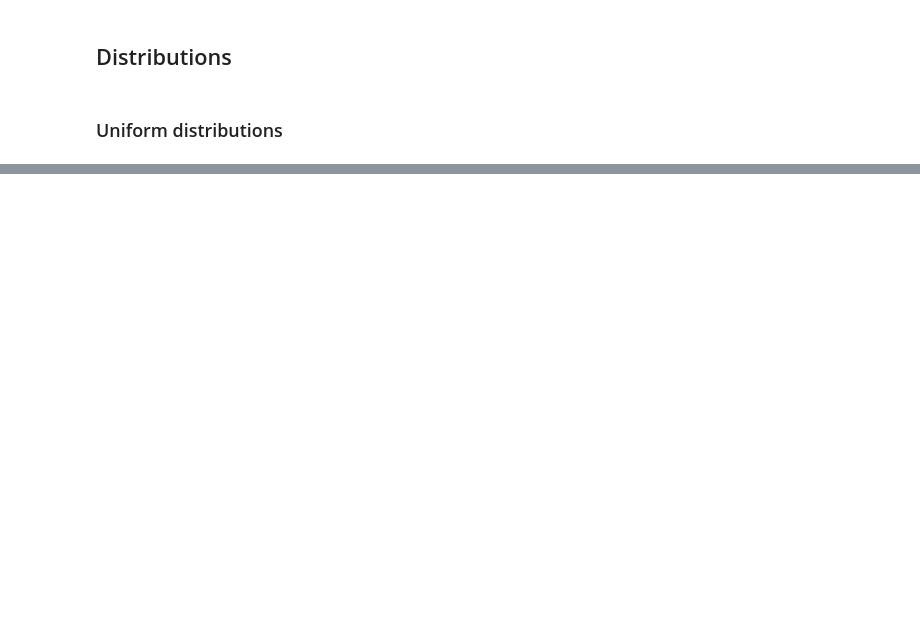
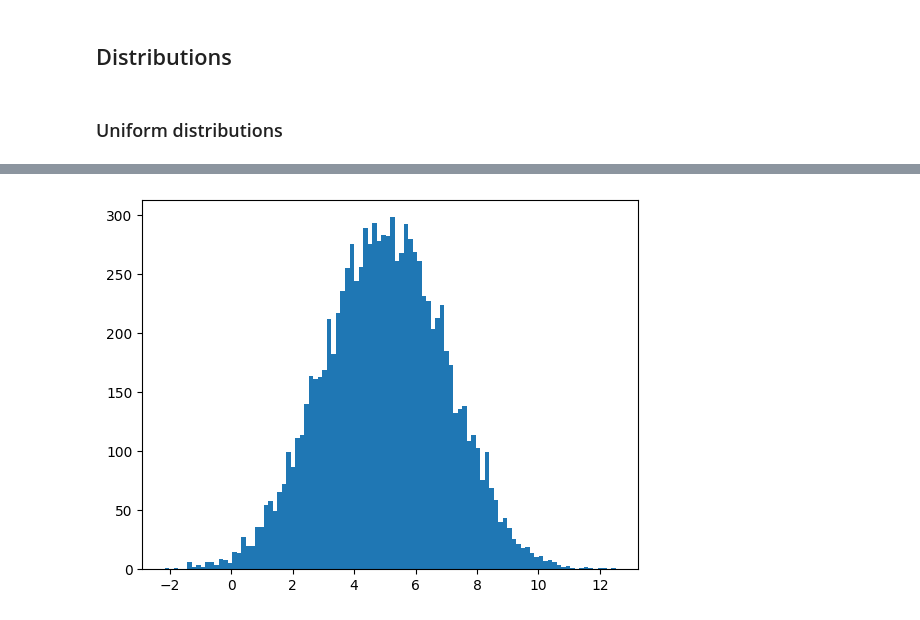
Before and after one commit to jamiebeach/Learning-2024, a Jupyter notebook: Maths/exercises.ipynb, the cells around one changed output, grey strips where cells are left out. Saved outputs shown, nothing was run; the diff lists cells and outputs as text; code cells hidden in the pictures; blank space fills up the shorter version.

```diff
--- a/Maths/exercises.ipynb
+++ b/Maths/exercises.ipynb
@@ -60,0 +123,16 @@ plt.plot(x, norm.pdf(x))
+# %%
+# Setting the mean (mu) and standard deviation (sigma) for the normal distribution
+mu = 5.0
+sigma = 2.0
+
+# Generating 10,000 random values from a normal distribution with the specified mu and sigma
+values = np.random.normal(mu, sigma, 10000)
+
+# Creating a histogram of the generated values with 100 bins
+# This will visualize the distribution of the values
+plt.hist(values, 100)
+
+# Displaying the histogram
+plt.show()
+# %% [output]
+[figure, added]
```
Also changed, not shown: parts of 16 cells of this notebook.
